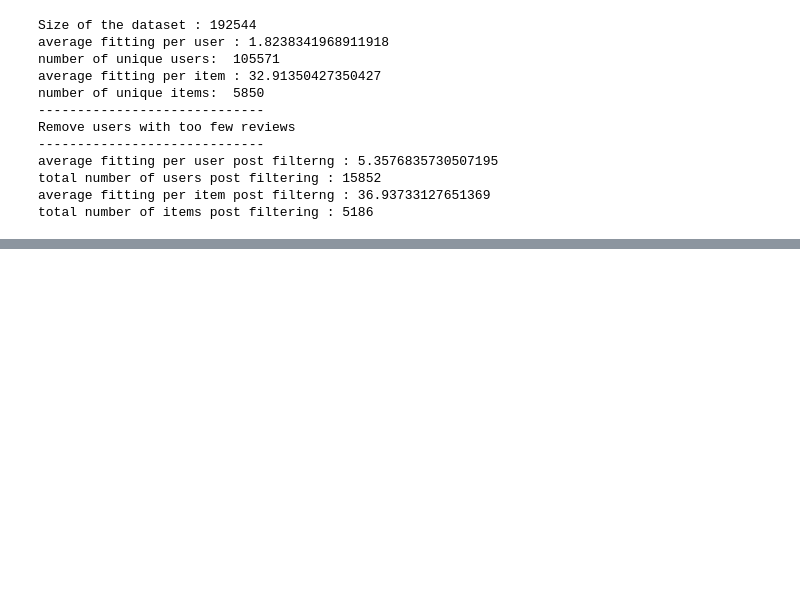
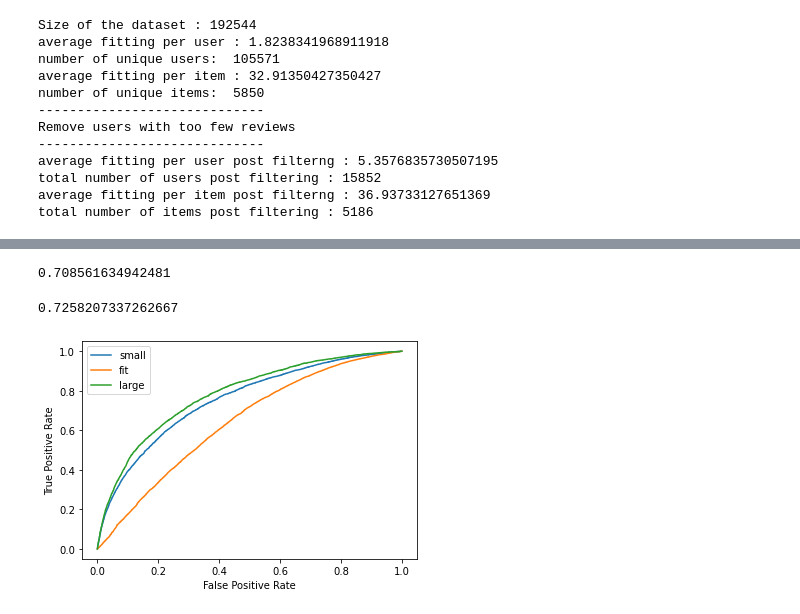
Before and after one commit to owendabestone/CSE258-final-project, a Jupyter notebook: test.ipynb, the cells around one changed output, grey strips where cells are left out. Drawn from its saved outputs; the diff is of its cells as text; code cells hidden in the pictures; blank space fills up the shorter version.

Commit message:
LF Model plus AUC

```diff
--- a/test.ipynb
+++ b/test.ipynb
@@ -242,0 +283,61 @@ HINT: This error might have occurred since this system does not have Windows Lon
+# %%
+def out_to_fit(x):
+    if x <=2:
+        return 1
+    elif x <= 4:
+        return 3
+    else:
+        return 5
+correct = 0
+for u,i,f in interactionsTest:
+    if f == out_to_fit(modelLFM.predict(userIDs[u],itemIDs[i]).numpy()):
+        correct += 1
+
+print(correct / len(interactionsTest))
+# %% [output]
+0.708561634942481
+# %%
+def average_auc_score(test):
+    pred = []
+    target = []
+
+    for u,i,f in test:
+        pred.append(modelLFM.predict(userIDs[u],itemIDs[i]).numpy())
+        target.append(f)
+
+    pred_prob = np.zeros((len(test),3))
+    for val_ind in range(len(pred)):
+        val = pred[val_ind]
+        prob1 = (2.505/np.sqrt(2*np.pi))*np.exp(-0.5*((val-1)/0.85)**2)
+        prob2 = (2.505/np.sqrt(2*np.pi))*np.exp(-0.5*((val-3)/0.85)**2)
+        prob3 = (2.505/np.sqrt(2*np.pi))*np.exp(-0.5*((val-5)/0.85)**2)
+        sum_ = prob1 + prob2 + prob3
+
+        pred_prob[val_ind][0] = prob1/sum_
+        pred_prob[val_ind][1] = prob2/sum_
+        pred_prob[val_ind][2] = prob3/sum_
+    AUC = []
+    target_map = [1,3,5]
+    legend_map = ['small','fit','large']
+    for i in range(3):
+        target_sp = []
+        for t in target:
+            if t == target_map[i]:
+                target_sp.append(1)
+            else:
+                target_sp.append(0)
+        AUC.append(roc_auc_score(target_sp, pred_prob[:,i], average='weighted'))
+
+        fpr, tpr, thresholds = roc_curve(target_sp, pred_prob[:,i])
+        plt.plot(fpr, tpr, label=legend_map[i])
+    plt.xlabel('False Positive Rate')
+    plt.ylabel('True Positive Rate')
+    plt.legend()
+    plt.savefig('AUC.png')
+
+    return np.mean(np.array(AUC))
+# %%
+average_auc_score(interactionsTest)
+# %% [output]
+0.7258207337262667
+[figure, added]
```
Also changed, not shown: parts of 7 cells of this notebook, 2 other files.
